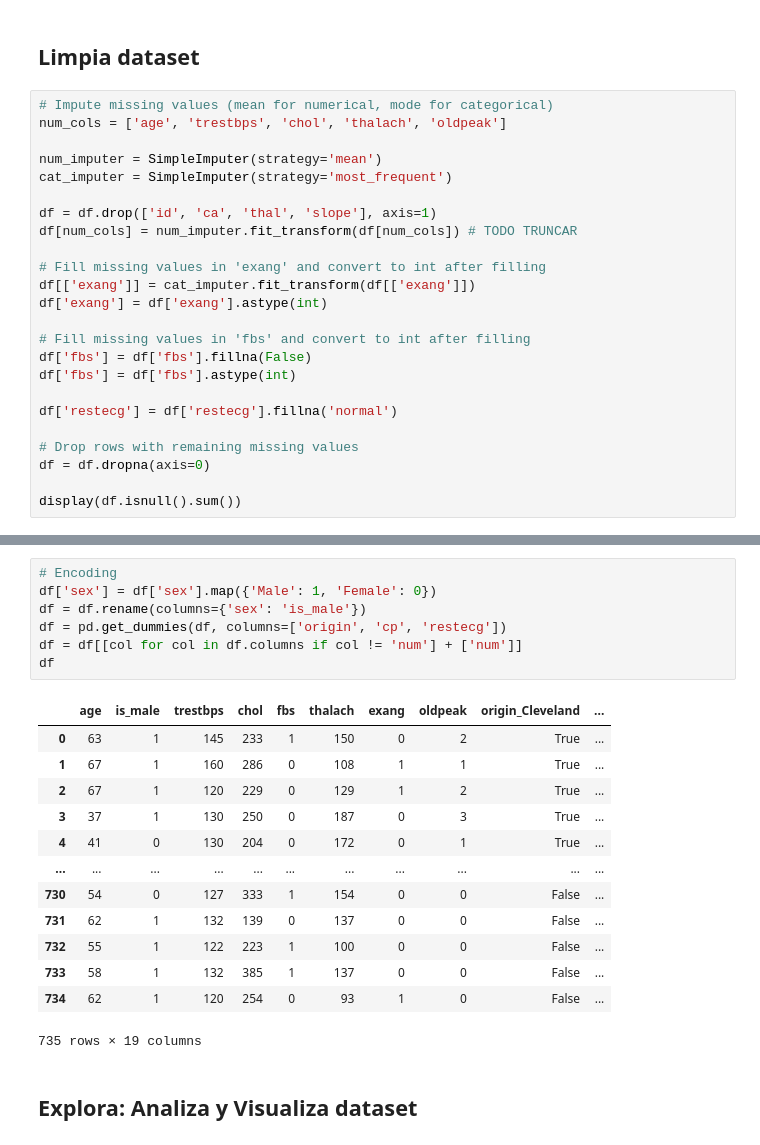
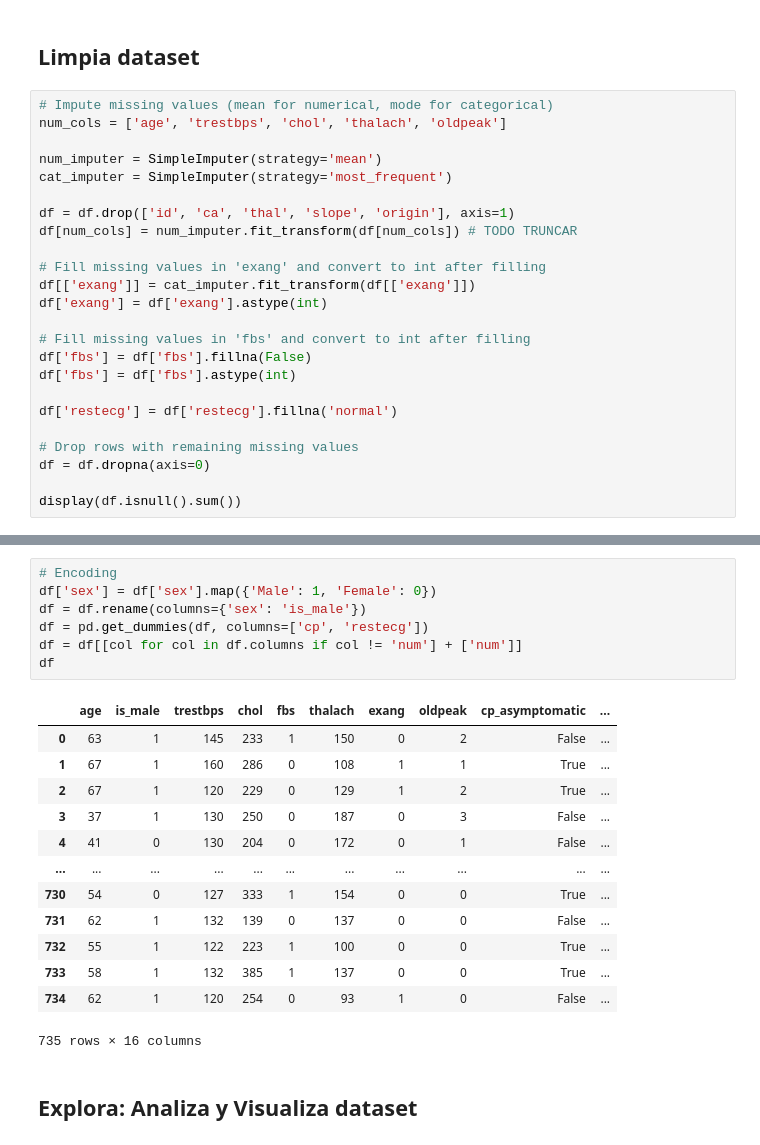
Before and after one commit to Mandroide/macdia-inf8239-casopractico2, a Jupyter notebook: CasoPractico2_DeepLearning.ipynb, the cells around one changed output, grey strips where cells are left out. Cells and saved outputs as stored; diff of their text form.

```diff
--- a/CasoPractico2_DeepLearning.ipynb
+++ b/CasoPractico2_DeepLearning.ipynb
@@ -123,7 +129,7 @@ num_cols = ['age', 'trestbps', 'chol', 'thalach', 'oldpeak']
 num_imputer = SimpleImputer(strategy='mean')
 cat_imputer = SimpleImputer(strategy='most_frequent')
 
-df = df.drop(['id', 'ca', 'thal', 'slope'], axis=1)
+df = df.drop(['id', 'ca', 'thal', 'slope', 'origin'], axis=1)
 df[num_cols] = num_imputer.fit_transform(df[num_cols]) # TODO TRUNCAR
 
 # Fill missing values in 'exang' and convert to int after filling
@@ -223,24 +227,24 @@ df
 # %%
 # Encoding
 df['sex'] = df['sex'].map({'Male': 1, 'Female': 0})
 df = df.rename(columns={'sex': 'is_male'})
-df = pd.get_dummies(df, columns=['origin', 'cp', 'restecg'])
+df = pd.get_dummies(df, columns=['cp', 'restecg'])
 df = df[[col for col in df.columns if col != 'num'] + ['num']]
 df
 # %% [output]
-|  | age | is_male | trestbps | chol | fbs | thalach | exang | oldpeak | origin_Cleveland | ... |
-| 0 | 63 | 1 | 145 | 233 | 1 | 150 | 0 | 2 | True | ... |
+|  | age | is_male | trestbps | chol | fbs | thalach | exang | oldpeak | cp_asymptomatic | ... |
+| 0 | 63 | 1 | 145 | 233 | 1 | 150 | 0 | 2 | False | ... |
 | 1 | 67 | 1 | 160 | 286 | 0 | 108 | 1 | 1 | True | ... |
 | 2 | 67 | 1 | 120 | 229 | 0 | 129 | 1 | 2 | True | ... |
-| 3 | 37 | 1 | 130 | 250 | 0 | 187 | 0 | 3 | True | ... |
-| 4 | 41 | 0 | 130 | 204 | 0 | 172 | 0 | 1 | True | ... |
+| 3 | 37 | 1 | 130 | 250 | 0 | 187 | 0 | 3 | False | ... |
+| 4 | 41 | 0 | 130 | 204 | 0 | 172 | 0 | 1 | False | ... |
 | ... | ... | ... | ... | ... | ... | ... | ... | ... | ... | ... |
-| 730 | 54 | 0 | 127 | 333 | 1 | 154 | 0 | 0 | False | ... |
+| 730 | 54 | 0 | 127 | 333 | 1 | 154 | 0 | 0 | True | ... |
 | 731 | 62 | 1 | 132 | 139 | 0 | 137 | 0 | 0 | False | ... |
-| 732 | 55 | 1 | 122 | 223 | 1 | 100 | 0 | 0 | False | ... |
-| 733 | 58 | 1 | 132 | 385 | 1 | 137 | 0 | 0 | False | ... |
+| 732 | 55 | 1 | 122 | 223 | 1 | 100 | 0 | 0 | True | ... |
+| 733 | 58 | 1 | 132 | 385 | 1 | 137 | 0 | 0 | True | ... |
 | 734 | 62 | 1 | 120 | 254 | 0 | 93 | 1 | 0 | False | ... |
-735 rows × 19 columns
+735 rows × 16 columns
 # %% [markdown]
 ## Explora: Analiza y Visualiza dataset
 # %%
```
Also changed, not shown: parts of 15 cells of this notebook.
